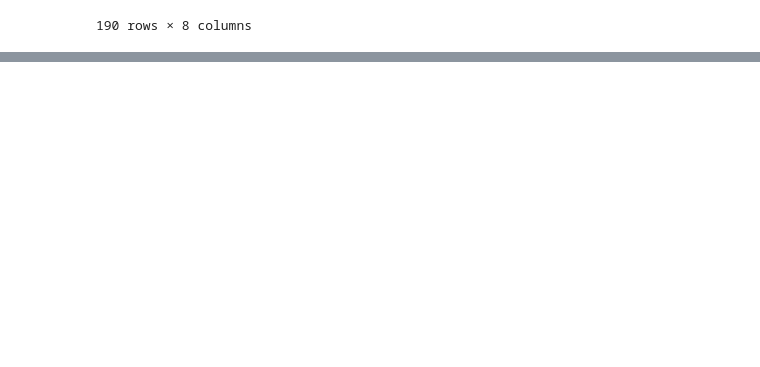
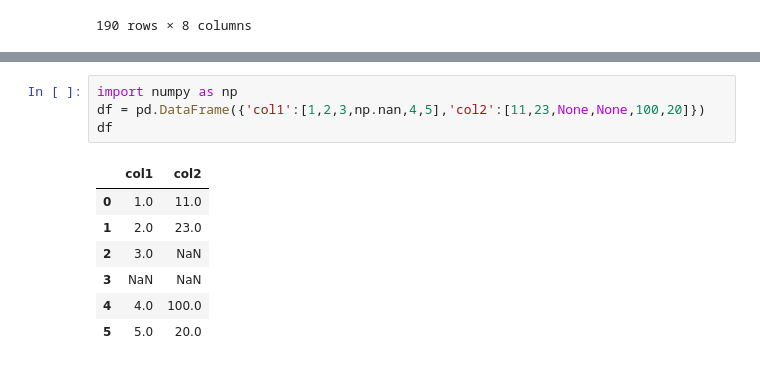
Before and after one commit to Aakashdoraisamy/Core_to_Advanced_Python, a Jupyter notebook: Python_Libraries/pandas/pandas.ipynb, the cells around one changed output, grey strips where cells are left out. Drawn from its saved outputs; the diff is of its cells as text; blank space fills up the shorter version.

```diff
--- a/Python_Libraries/pandas/pandas.ipynb
+++ b/Python_Libraries/pandas/pandas.ipynb
@@ -558,0 +571,12 @@ data.query('`race/ethnicity` == "group B"') # `` which is used for make the cond
+# %%
+import numpy as np
+df = pd.DataFrame({'col1':[1,2,3,np.nan,4,5],'col2':[11,23,None,None,100,20]})
+df
+# %% [output]
+|  | col1 | col2 |
+| 0 | 1.0 | 11.0 |
+| 1 | 2.0 | 23.0 |
+| 2 | 3.0 | NaN |
+| 3 | NaN | NaN |
+| 4 | 4.0 | 100.0 |
+| 5 | 5.0 | 20.0 |
```
Also changed, not shown: parts of 17 cells of this notebook, 1 other file.
